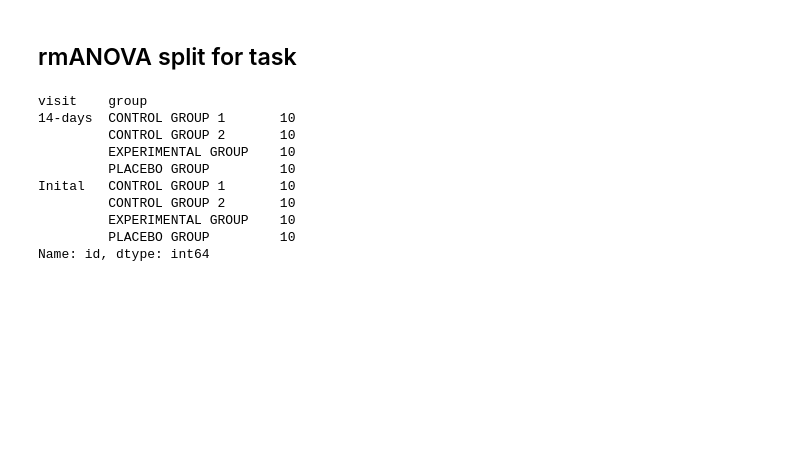
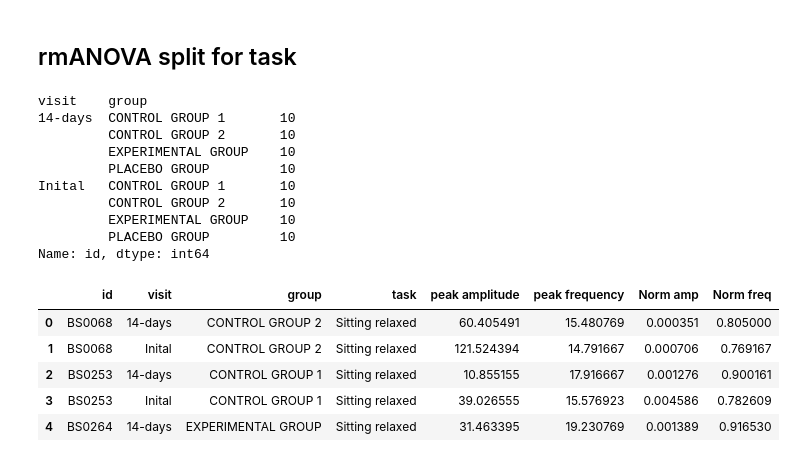
Before and after one commit to JuliusWelzel/tremor_music_ap, a Jupyter notebook: scripts/02_group_stats.ipynb, the cells around one changed output. Saved outputs shown, nothing was run; the diff lists cells and outputs as text; code cells hidden in the pictures; blank space fills up the shorter version.

```diff
--- a/scripts/02_group_stats.ipynb
+++ b/scripts/02_group_stats.ipynb
@@ -113,4 +96,13 @@ Inital   CONTROL GROUP 1       10
          EXPERIMENTAL GROUP    10
          PLACEBO GROUP         10
 Name: id, dtype: int64
+# %%
+dat_sit_relx.head()
+# %% [output]
+|  | id | visit | group | task | peak amplitude | peak frequency | Norm amp | Norm freq |
+| 0 | BS0068 | 14-days | CONTROL GROUP 2 | Sitting relaxed | 60.405491 | 15.480769 | 0.000351 | 0.805000 |
+| 1 | BS0068 | Inital | CONTROL GROUP 2 | Sitting relaxed | 121.524394 | 14.791667 | 0.000706 | 0.769167 |
+| 2 | BS0253 | 14-days | CONTROL GROUP 1 | Sitting relaxed | 10.855155 | 17.916667 | 0.001276 | 0.900161 |
+| 3 | BS0253 | Inital | CONTROL GROUP 1 | Sitting relaxed | 39.026555 | 15.576923 | 0.004586 | 0.782609 |
+| 4 | BS0264 | 14-days | EXPERIMENTAL GROUP | Sitting relaxed | 31.463395 | 19.230769 | 0.001389 | 0.916530 |
 # %%
```
Also changed, not shown: parts of 16 cells of this notebook.
